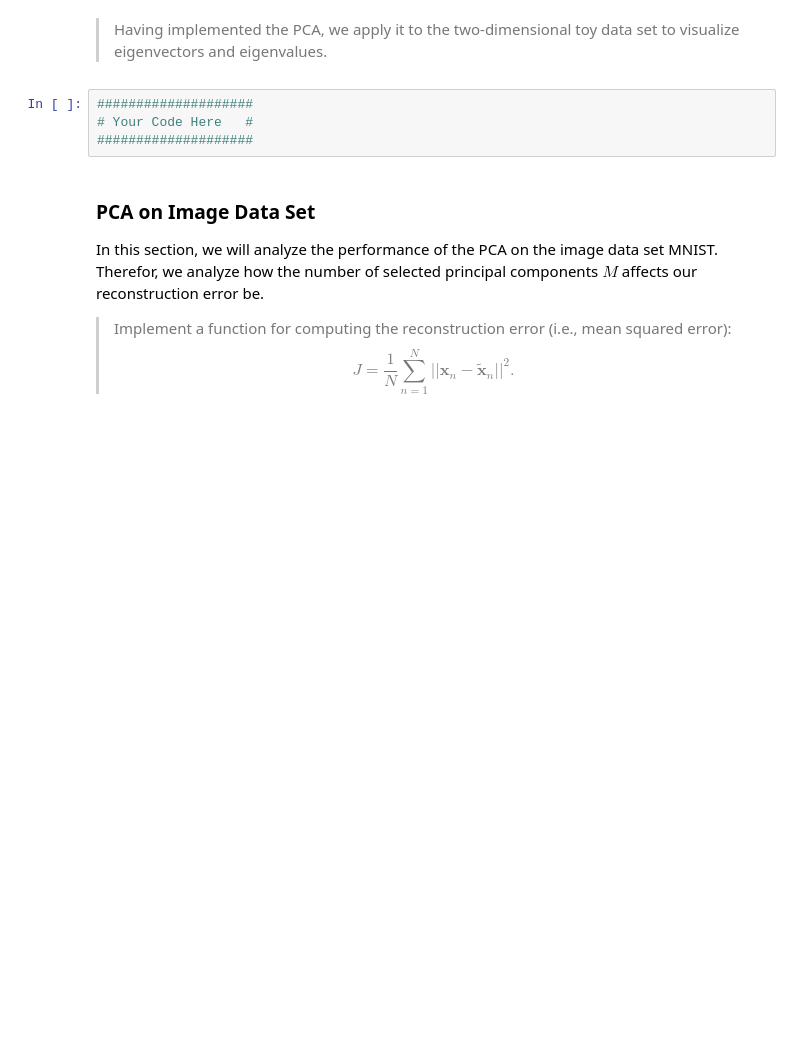
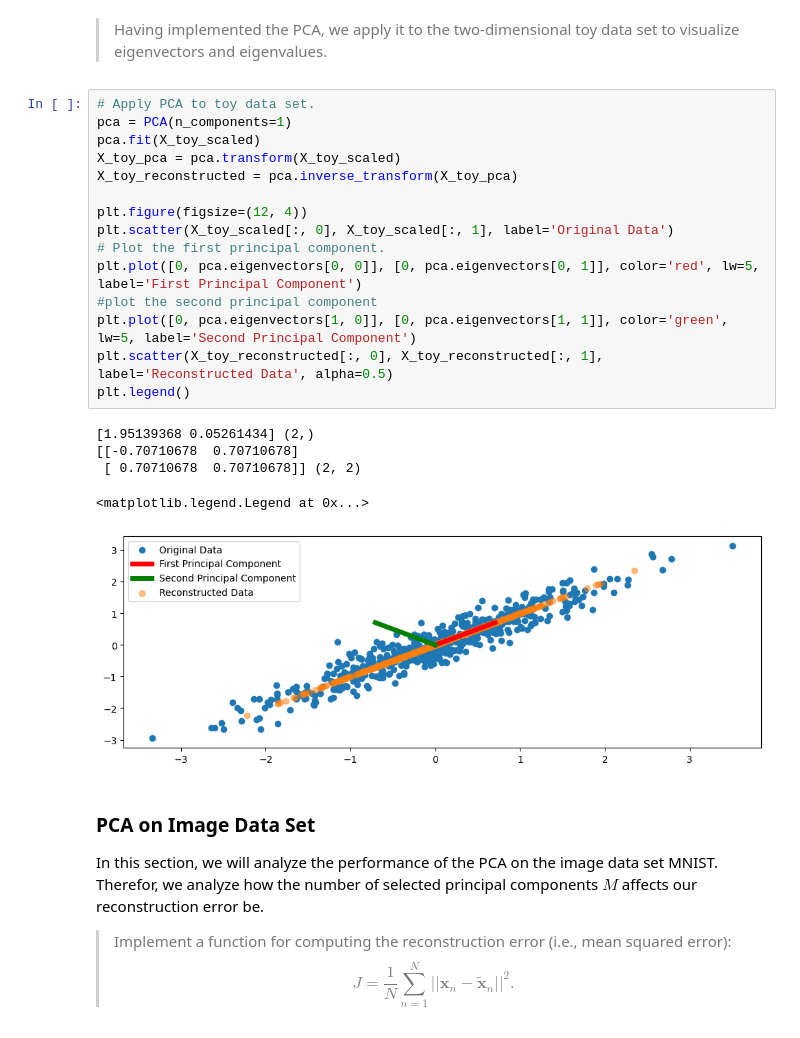
Before and after one commit to KlaraGtknst/PatRec2_SoSe24, a Jupyter notebook: 09_PCA.ipynb, the cells around one changed output. Drawn from its saved outputs; the diff is of its cells as text; blank space fills up the shorter version.

```diff
--- a/09_PCA.ipynb
+++ b/09_PCA.ipynb
@@ -202,9 +215,26 @@ class PCA:
 # %% [markdown]
 > Having implemented the PCA, we apply it to the two-dimensional toy data set to visualize eigenvectors and eigenvalues.
-# %%
-####################
-# Your Code Here   #
-####################
+# %%
+# Apply PCA to toy data set.
+pca = PCA(n_components=1)
+pca.fit(X_toy_scaled)
+X_toy_pca = pca.transform(X_toy_scaled)
+X_toy_reconstructed = pca.inverse_transform(X_toy_pca)
+
+plt.figure(figsize=(12, 4))
+plt.scatter(X_toy_scaled[:, 0], X_toy_scaled[:, 1], label='Original Data')
+# Plot the first principal component.
+plt.plot([0, pca.eigenvectors[0, 0]], [0, pca.eigenvectors[0, 1]], color='red', lw=5, label='First Principal Component')
+#plot the second principal component
+plt.plot([0, pca.eigenvectors[1, 0]], [0, pca.eigenvectors[1, 1]], color='green', lw=5, label='Second Principal Component')
+plt.scatter(X_toy_reconstructed[:, 0], X_toy_reconstructed[:, 1], label='Reconstructed Data', alpha=0.5)
+plt.legend()
+# %% [output]
+[1.95139368 0.05261434] (2,)
+[[-0.70710678  0.70710678]
+ [ 0.70710678  0.70710678]] (2, 2)
+<matplotlib.legend.Legend at 0x...>
+[figure, added]
 # %% [markdown]
 ### **PCA on Image Data Set** <a class="anchor" id="pca-on-image-data-set"></a>
 
```
Also changed, not shown: parts of 6 cells of this notebook.
